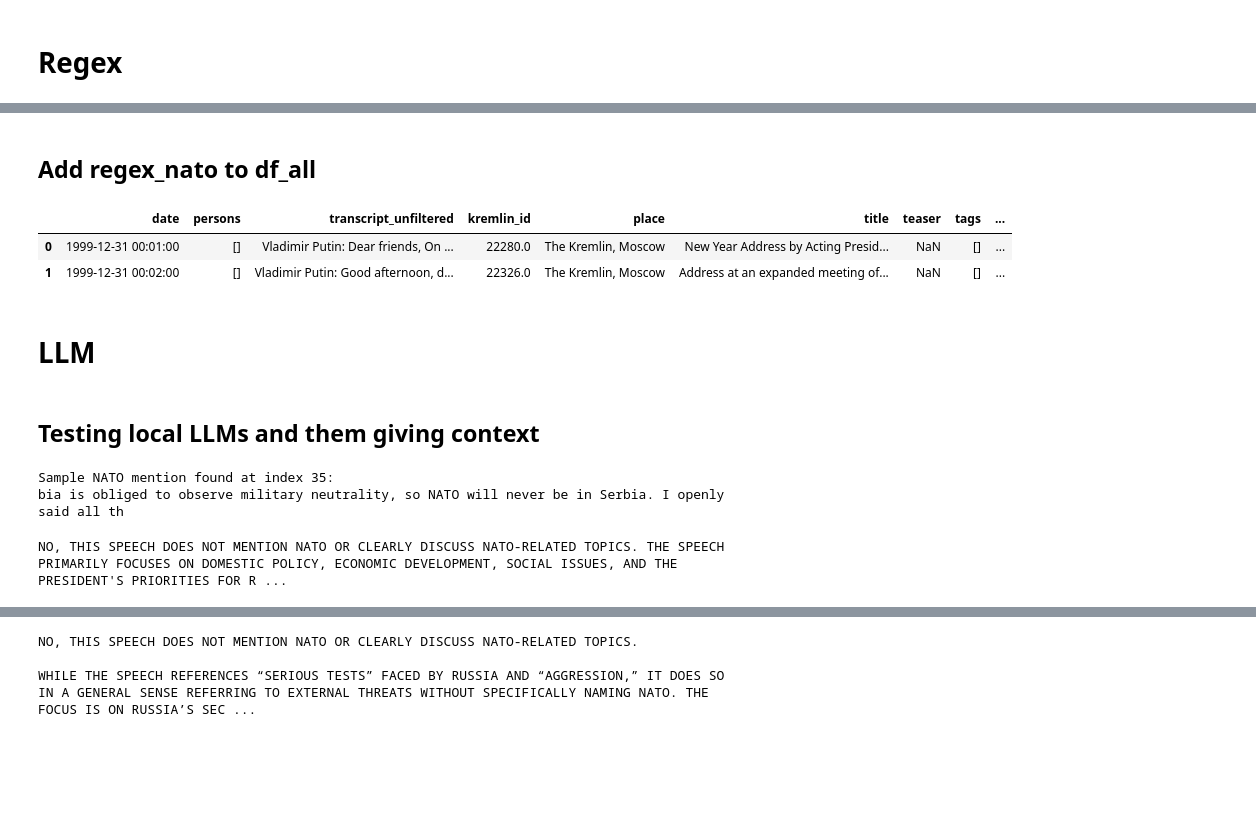
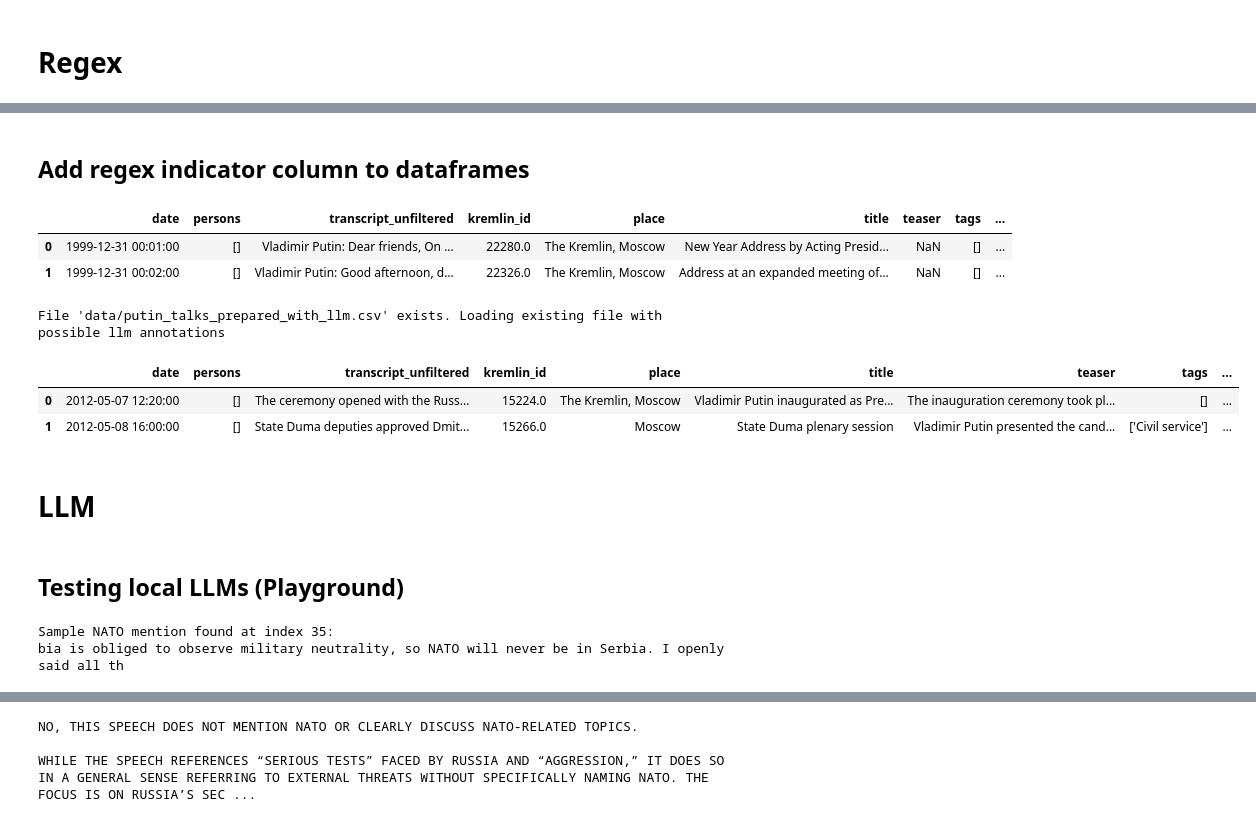
Before and after one commit to szuvarska/PutinsTalksAnalysis, a Jupyter notebook: notebooks/04a_counting.ipynb, the cells around one changed output, grey strips where cells are left out. Cells and saved outputs as stored; diff of their text form; code cells hidden in the pictures; blank space fills up the shorter version.

```diff
--- a/notebooks/04a_counting.ipynb
+++ b/notebooks/04a_counting.ipynb
@@ -213,3 +281,3 @@ MULTIPOLAR WORLD ANALYSIS
 # %% [markdown]
-## Add regex_nato to df_all
+## Add regex indicator column to dataframes
 # %%
@@ -227,10 +296,27 @@ df_all.to_csv("data/putin_complete_with_llm_nato.csv", index=False)
 |  | date | persons | transcript_unfiltered | kremlin_id | place | title | teaser | tags | ... |
 | 0 | 1999-12-31 00:01:00 | [] | Vladimir Putin: Dear friends, On ... | 22280.0 | The Kremlin, Moscow | New Year Address by Acting Presid... | NaN | [] | ... |
 | 1 | 1999-12-31 00:02:00 | [] | Vladimir Putin: Good afternoon, d... | 22326.0 | The Kremlin, Moscow | Address at an expanded meeting of... | NaN | [] | ... |
+# %%
+if os.path.exists('data/putin_talks_prepared_with_llm.csv'):
+    print("File 'data/putin_talks_prepared_with_llm.csv' exists. Loading existing file with possible llm annotations")
+    # Read updated df_talks_prepared if it was saved before (with possible llm_annotation)
+    df_talks_prepared = pd.read_csv('data/putin_talks_prepared_with_llm.csv',
+                            # converters={'wordlist': literal_eval}  # not needed since we don't need to use wordlist here
+                            )
+
+df_talks_prepared["regex_democracy"] = df_talks_prepared["transcript_filtered"].isin(df_demo["transcript_filtered"]).map({True: "YES", False: "NO"})
+display(df_talks_prepared.head(2))
+# save df_talks_prepared
+df_talks_prepared.to_csv("data/putin_talks_prepared_with_llm.csv", index=False)
+# %% [output]
+File 'data/putin_talks_prepared_with_llm.csv' exists. Loading existing file with possible llm annotations
+|  | date | persons | transcript_unfiltered | kremlin_id | place | title | teaser | tags | ... |
+| 0 | 2012-05-07 12:20:00 | [] | The ceremony opened with the Russ... | 15224.0 | The Kremlin, Moscow | Vladimir Putin inaugurated as Pre... | The inauguration ceremony took pl... | [] | ... |
+| 1 | 2012-05-08 16:00:00 | [] | State Duma deputies approved Dmit... | 15266.0 | Moscow | State Duma plenary session | Vladimir Putin presented the cand... | ['Civil service'] | ... |
 # %% [markdown]
 # LLM
 # %% [markdown]
-## Testing local LLMs and them giving context
+## Testing local LLMs (Playground)
 # %%
 def llm_mentions_nato_local(speech_text, model="gemma3"):
     prompt = f"""
@@ -273,7 +358,3 @@ sample_speech = df_talks_prepared.iloc[0]['transcript_filtered']
 # %% [output]
 Sample NATO mention found at index 35:
 bia is obliged to observe military neutrality, so NATO will never be in Serbia. I openly said all th
-# %%
-print(llm_mentions_nato_local(sample_speech, model="llama3.1"))
-# %% [output]
-NO, THIS SPEECH DOES NOT MENTION NATO OR CLEARLY DISCUSS NATO-RELATED TOPICS. THE SPEECH PRIMARILY FOCUSES ON DOMESTIC POLICY, ECONOMIC DEVELOPMENT, SOCIAL ISSUES, AND THE PRESIDENT'S PRIORITIES FOR R ...
```
Also changed, not shown: parts of 12 cells of this notebook, 8 other files.
